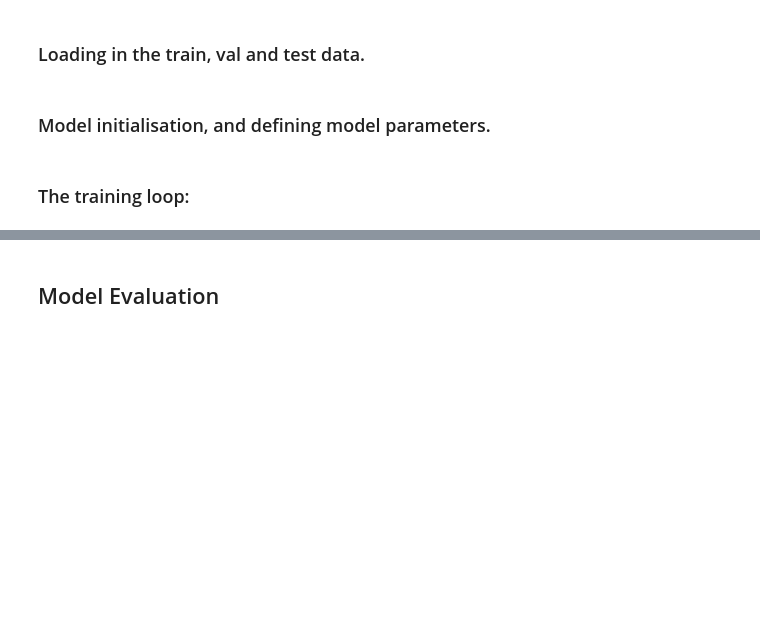
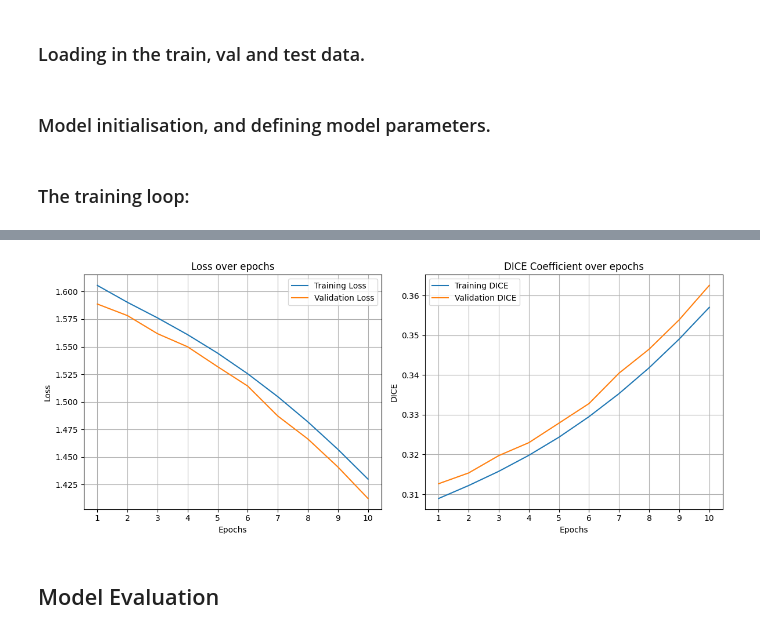
Before and after one commit to benshaw0/orbital-response, a Jupyter notebook: notebooks/benshaw0_model.ipynb, the cells around one changed output, grey strips where cells are left out. Drawn from its saved outputs; the diff is of its cells as text; code cells hidden in the pictures; blank space fills up the shorter version.

```diff
--- a/notebooks/benshaw0_model.ipynb
+++ b/notebooks/benshaw0_model.ipynb
@@ -237,7 +246,7 @@ val_dataset = PrimaryDataset("../data/processed/split/val/", transform=img_trans
 test_dataset = PrimaryDataset("../data/processed/split/test/", transform=img_transform, mask_transform=mask_transform)
 # %%
 LEARNING_RATE = 3e-4
-BATCH_SIZE = 5
+BATCH_SIZE = 10
 
 train_dataloader = DataLoader(dataset=train_dataset,
                               pin_memory=False,
@@ -287,14 +308,13 @@ for epoch in tqdm(range(EPOCHS)):
         y_pred = model(img)
         optimizer.zero_grad()
 
-        dc = gds(y_pred, mask)
-        loss = criterion(y_pred, mask)
-
-        train_running_loss += loss.item()
-        train_running_dc += dc.item()
+        loss, dice = compute_loss_and_dice(y_pred, mask, criterion, gds)
 
         loss.backward()
         optimizer.step()
+
+        train_running_loss += loss.item()
+        train_running_dc += dice.item()
 
     train_loss = train_running_loss / (idx + 1)
     train_dc = train_running_dc / (idx + 1)
@@ -312,11 +332,10 @@ for epoch in tqdm(range(EPOCHS)):
             mask = img_mask[1].float().to(device)
 
             y_pred = model(img)
-            loss = criterion(y_pred, mask)
-            dc = gds(y_pred, mask)
+            loss, dice = compute_loss_and_dice(y_pred, mask, criterion, gds)
 
             val_running_loss += loss.item()
-            val_running_dc += dc.item()
+            val_running_dc += dice.item()
 
         val_loss = val_running_loss / (idx + 1)
         val_dc = val_running_dc / (idx + 1)
@@ -331,7 +350,4 @@ for epoch in tqdm(range(EPOCHS)):
     print(f"Validation Loss EPOCH {epoch + 1}: {val_loss:.4f}")
     print(f"Validation DICE EPOCH {epoch + 1}: {val_dc:.4f}")
     print("-" * 30)
-
-# Saving the model
-torch.save(model.state_dict(), 'my_checkpoint.pth')
 # %% [output]
@@ -339,2 +434,33 @@ RuntimeError: Predictions and targets are expected to have the same shape, but g
+# %%
+epochs_list = list(range(1, EPOCHS + 1))
+
+plt.figure(figsize=(12, 5))
+plt.subplot(1, 2, 1)
+plt.plot(epochs_list, train_losses, label='Training Loss')
+plt.plot(epochs_list, val_losses, label='Validation Loss')
+plt.xticks(ticks=list(range(1, EPOCHS + 1, 1)))
+plt.title('Loss over epochs')
+plt.xlabel('Epochs')
+plt.ylabel('Loss')
+plt.grid()
+plt.tight_layout()
+
+plt.legend()
+
+
+plt.subplot(1, 2, 2)
+plt.plot(epochs_list, train_dcs, label='Training DICE')
+plt.plot(epochs_list, val_dcs, label='Validation DICE')
+plt.xticks(ticks=list(range(1, EPOCHS + 1, 1)))
+plt.title('DICE Coefficient over epochs')
+plt.xlabel('Epochs')
+plt.ylabel('DICE')
+plt.grid()
+plt.legend()
+
+plt.tight_layout()
+plt.show()
+# %% [output]
+[figure, added]
 # %% [markdown]
 ## Model Evaluation
```
Also changed, not shown: parts of 11 cells of this notebook.
